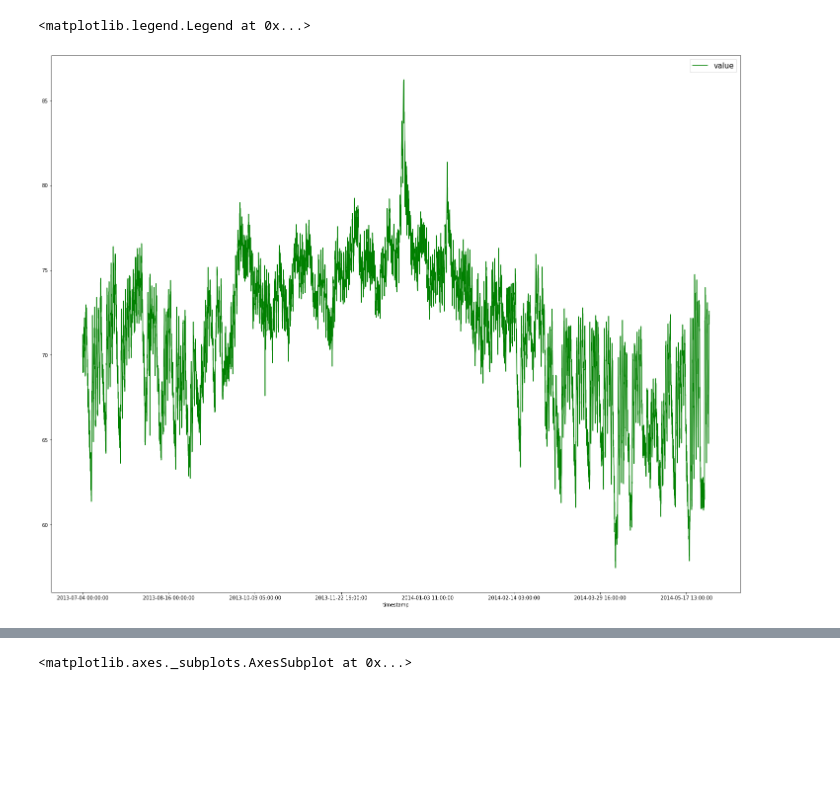
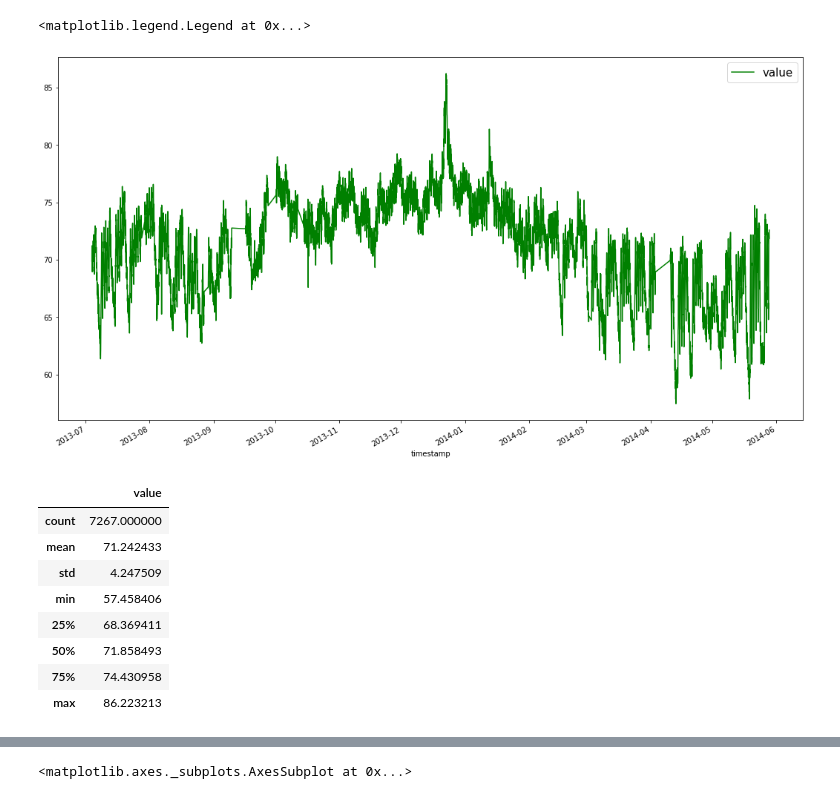
Before and after one commit to rnd4u-org/2021-knu-tsad, a Jupyter notebook: Clustering_Liubyma.ipynb, the cells around one changed output, grey strips where cells are left out. Cells and saved outputs as stored; diff of their text form; code cells hidden in the pictures; blank space fills up the shorter version.

Commit message:
Updated task file: extend visualisation, found missing timestamps, started k-mean clustering

```diff
--- a/Clustering_Liubyma.ipynb
+++ b/Clustering_Liubyma.ipynb
@@ -7,13 +9,25 @@ import pandas as pd
 filename = 'NAB-master/data/realKnownCause/ambient_temperature_system_failure.csv'
 #performing the Non-Standart Missing Values checking
 missing_values = ["n/a", "na", "--"]
-df = pd.read_csv(filename, na_values = missing_values)
+initial = pd.read_csv(filename, na_values = missing_values)
+df = initial.copy()
 # %%
-# plt.figure(figsize=(1000, 200))
-
-#plotting the data; could make it fancier though
-df.plot(x='timestamp',x_compat=True,style='g', figsize=(25, 20))
+#plotting the data;
+initial['timestamp'] = pd.to_datetime(initial['timestamp'])
+initial.plot(x='timestamp',x_compat=True,style='g', figsize=(18, 10))
 plt.legend(fontsize=15)
 # %% [output]
 <matplotlib.legend.Legend at 0x...>
-[figure, old version]
+[figure, new version]
+# %%
+initial.describe()
+# %% [output]
+|  | value |
+| count | 7267.000000 |
+| mean | 71.242433 |
+| std | 4.247509 |
+| min | 57.458406 |
+| 25% | 68.369411 |
+| 50% | 71.858493 |
+| 75% | 74.430958 |
+| max | 86.223213 |
```
Also changed, not shown: parts of 24 cells of this notebook.
